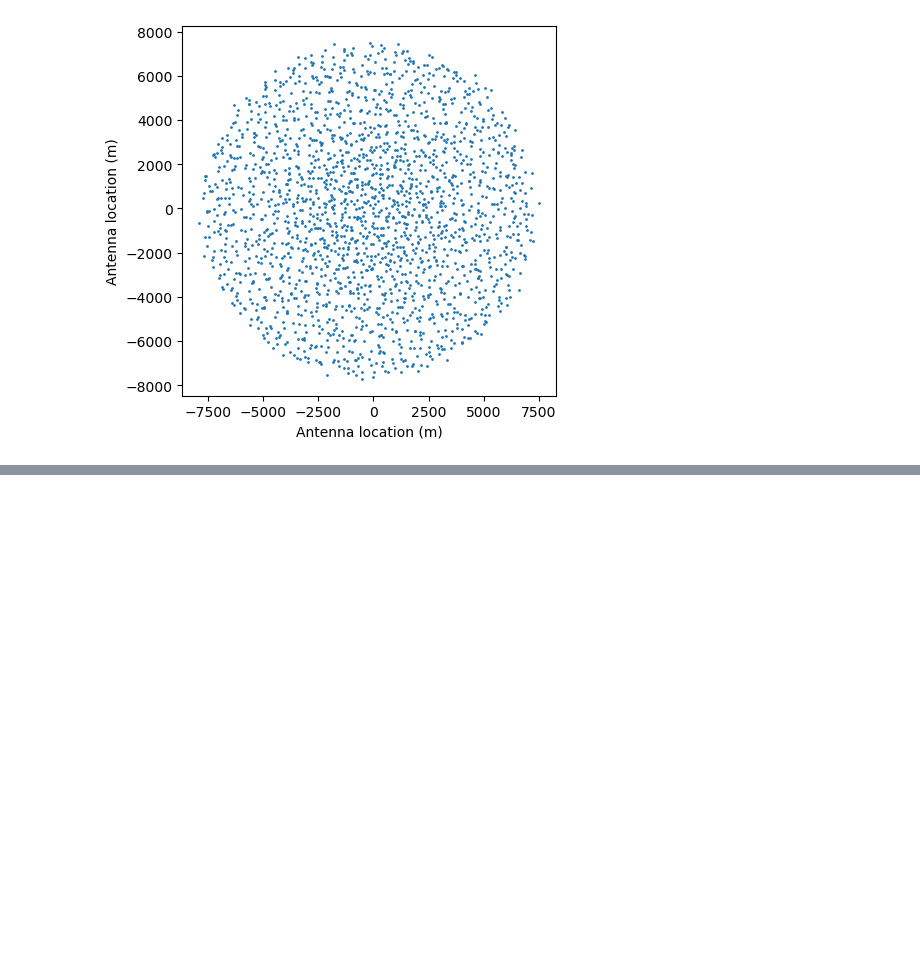
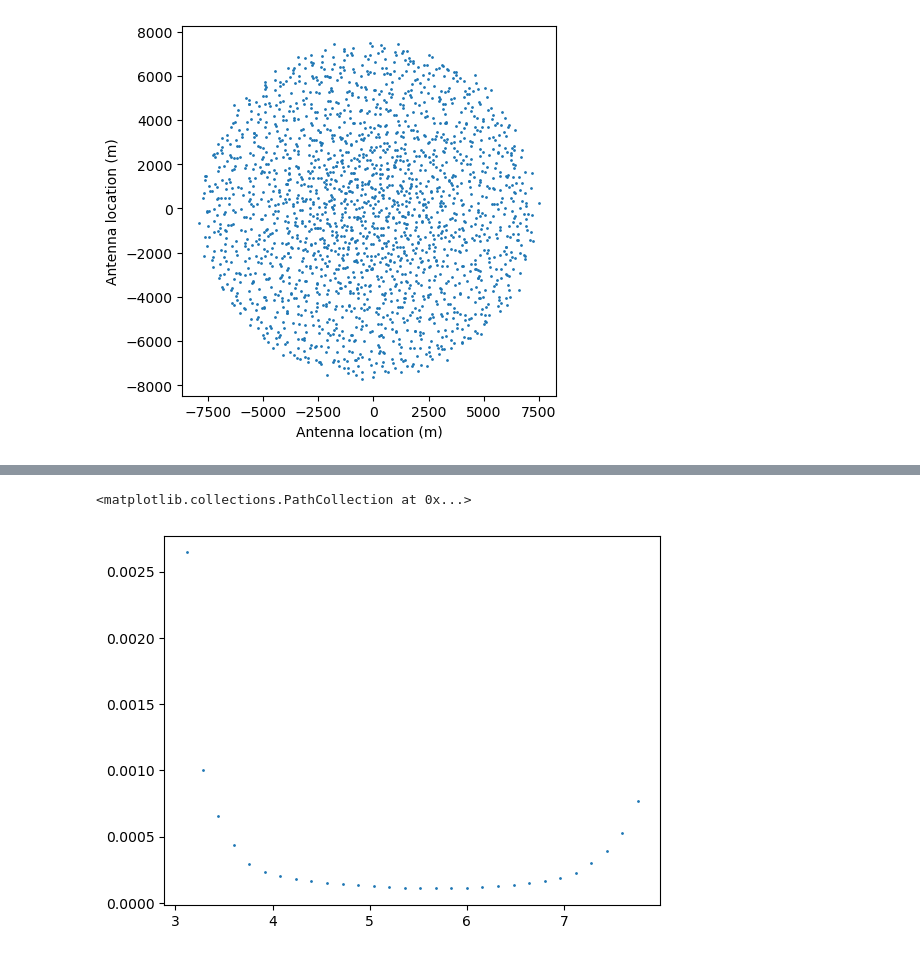
Before and after one commit to rlbyrne/PSsensitivity, a Jupyter notebook: plot_DSA2000_sensitivity.ipynb, the cells around one changed output, grey strips where cells are left out. Saved outputs shown, nothing was run; the diff lists cells and outputs as text; code cells hidden in the pictures; blank space fills up the shorter version.

```diff
--- a/plot_DSA2000_sensitivity.ipynb
+++ b/plot_DSA2000_sensitivity.ipynb
@@ -111,6 +122,6 @@ plt.show()
 # %%
 uv_extent = 4000
-sample_variance_cube, bin_centers_sample_variance, binned_ps_sample_variance = array_sensitivity.get_sample_variance(
+sample_variance_cube, binned_ps_sample_variance = array_sensitivity.get_sample_variance(
     ps_model,  # Units mK^2
     model_k_axis,  # Units h/Mpc
     uv_extent=uv_extent,
@@ -148,0 +134,5 @@ print(delay_array_lower_bounds)
+# %%
+plt.scatter(bin_edges[:-1], np.sqrt(binned_ps_sample_variance), s=1)
+# %% [output]
+<matplotlib.collections.PathCollection at 0x...>
+[figure, added]
```
Also changed, not shown: parts of 9 cells of this notebook, 1 other file.
